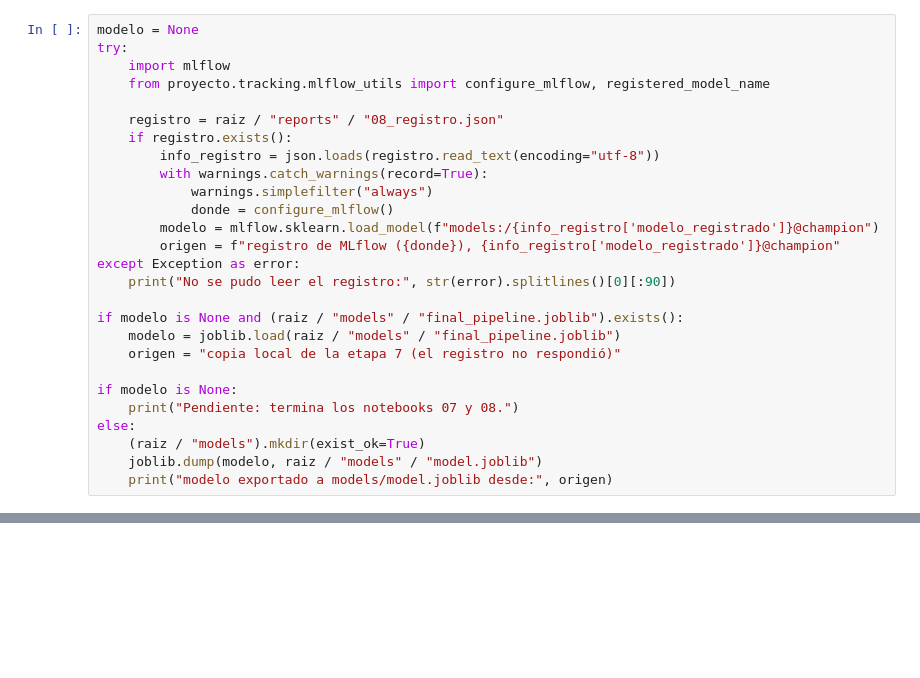
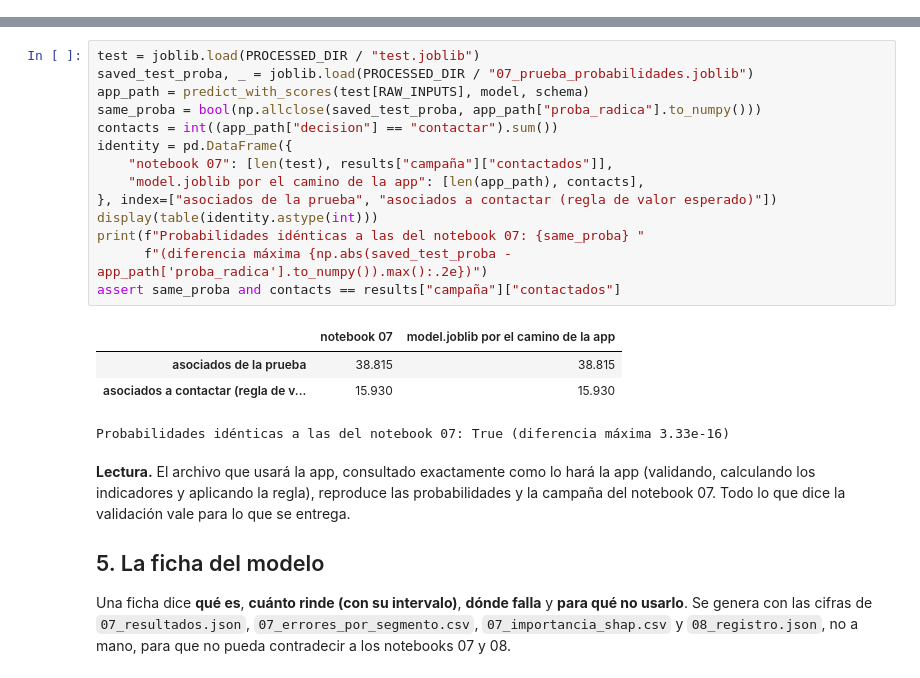
Before and after one commit to carlosgris1980-coder/retiro_asociados, a Jupyter notebook: notebooks/09_inferencia.ipynb, the cells around one changed output, grey strips where cells are left out. Cells and saved outputs as stored; diff of their text form; blank space fills up the shorter version.

```diff
--- a/notebooks/09_inferencia.ipynb
+++ b/notebooks/09_inferencia.ipynb
@@ -52,27 +12,0 @@ para que nadie crea que usa una cosa y use otra.
-# %%
-modelo = None
-try:
-    import mlflow
-    from proyecto.tracking.mlflow_utils import configure_mlflow, registered_model_name
-
-    registro = raiz / "reports" / "08_registro.json"
-    if registro.exists():
-        info_registro = json.loads(registro.read_text(encoding="utf-8"))
-        with warnings.catch_warnings(record=True):
-            warnings.simplefilter("always")
-            donde = configure_mlflow()
-        modelo = mlflow.sklearn.load_model(f"models:/{info_registro['modelo_registrado']}@champion")
-        origen = f"registro de MLflow ({donde}), {info_registro['modelo_registrado']}@champion"
-except Exception as error:
-    print("No se pudo leer el registro:", str(error).splitlines()[0][:90])
-
-if modelo is None and (raiz / "models" / "final_pipeline.joblib").exists():
-    modelo = joblib.load(raiz / "models" / "final_pipeline.joblib")
-    origen = "copia local de la etapa 7 (el registro no respondió)"
-
-if modelo is None:
-    print("Pendiente: termina los notebooks 07 y 08.")
-else:
-    (raiz / "models").mkdir(exist_ok=True)
-    joblib.dump(modelo, raiz / "models" / "model.joblib")
-    print("modelo exportado a models/model.joblib desde:", origen)
@@ -167,0 +246,29 @@ muestra un error claro. El despliegue en internet es la clase 5.
+# %%
+test = joblib.load(PROCESSED_DIR / "test.joblib")
+saved_test_proba, _ = joblib.load(PROCESSED_DIR / "07_prueba_probabilidades.joblib")
+app_path = predict_with_scores(test[RAW_INPUTS], model, schema)
+same_proba = bool(np.allclose(saved_test_proba, app_path["proba_radica"].to_numpy()))
+contacts = int((app_path["decision"] == "contactar").sum())
+identity = pd.DataFrame({
+    "notebook 07": [len(test), results["campaña"]["contactados"]],
+    "model.joblib por el camino de la app": [len(app_path), contacts],
+}, index=["asociados de la prueba", "asociados a contactar (regla de valor esperado)"])
+display(table(identity.astype(int)))
+print(f"Probabilidades idénticas a las del notebook 07: {same_proba} "
+      f"(diferencia máxima {np.abs(saved_test_proba - app_path['proba_radica'].to_numpy()).max():.2e})")
+assert same_proba and contacts == results["campaña"]["contactados"]
+# %% [output]
+|  | notebook 07 | model.joblib por el camino de la app |
+| asociados de la prueba | 38.815 | 38.815 |
+| asociados a contactar (regla de v... | 15.930 | 15.930 |
+Probabilidades idénticas a las del notebook 07: True (diferencia máxima 3.33e-16)
+# %% [markdown]
+**Lectura.** El archivo que usará la app, consultado exactamente como lo hará la app (validando, calculando los indicadores y
+aplicando la regla), reproduce las probabilidades y la campaña del notebook 07. Todo lo que dice la validación vale para lo
+que se entrega.
+
+## 5. La ficha del modelo
+
+Una ficha dice **qué es**, **cuánto rinde (con su intervalo)**, **dónde falla** y **para qué no usarlo**. Se genera con las
+cifras de `07_resultados.json`, `07_errores_por_segmento.csv`, `07_importancia_shap.csv` y `08_registro.json`, no a mano,
+para que no pueda contradecir a los notebooks 07 y 08.
```
Also changed, not shown: parts of 30 cells of this notebook, 9 other files.
